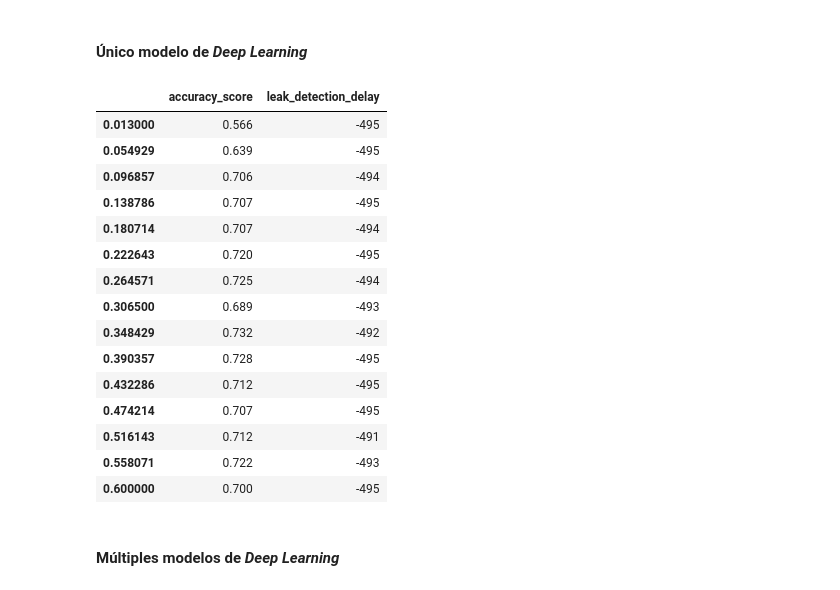
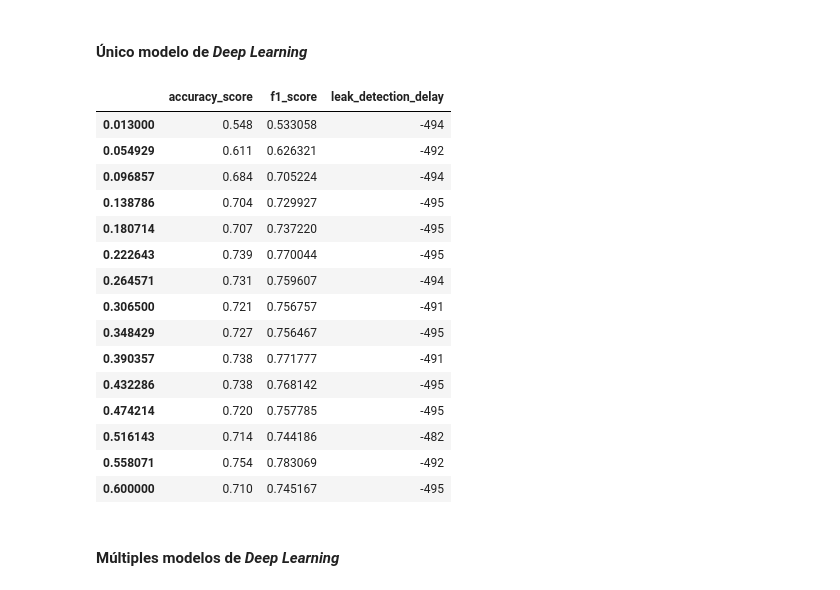
Before and after one commit to alu0101351773/TFM, a Jupyter notebook: src/project/main.ipynb, the cells around one changed output. Drawn from its saved outputs; the diff is of its cells as text; code cells hidden in the pictures.

Commit message:
Añadida f1_score como métrica de rendimiento

```diff
--- a/src/project/main.ipynb
+++ b/src/project/main.ipynb
@@ -811,53 +799,53 @@ model = tf.keras.Sequential([
 model.compile(
     optimizer=tf.keras.optimizers.Adam(learning_rate=0.001),
     loss='binary_crossentropy',
     metrics=['accuracy']
 )
 
 history = model.fit(
     x = X_train_complete,
     y = y_train_complete,
     epochs = 50,
     batch_size = 8192,
     verbose = 0
 )
 
 result_dict = {}
 for case in data_dict:
     leak_value = data_dict[case]['leak_value']
     X_test = data_dict[case]['test_dataframe'].drop(columns='Fugando combustible')
     y_test = data_dict[case]['test_dataframe']['Fugando combustible']
 
     y_pred = (model.predict(X_test, verbose=0) > 0.5).astype(int)
 
     test_accuracy = accuracy_score(y_test, y_pred)
+    test_leak_delay = leak_detection_delay(y_test, y_pred)
+    test_f1 = f1_score(y_test, y_pred)
 
-    test_leak_delay = leak_detection_delay(y_test, y_pred)
-
-    result_dict[leak_value] = (test_accuracy, test_leak_delay)
+    result_dict[leak_value] = (test_accuracy, test_f1, test_leak_delay)
 
 display(pd.DataFrame.from_dict(
     data = result_dict,
     orient = 'index',
-    columns = ['accuracy_score', 'leak_detection_delay']
+    columns = ['accuracy_score', 'f1_score', 'leak_detection_delay']
 ))
 # %% [output]
-|  | accuracy_score | leak_detection_delay |
-| 0.013000 | 0.566 | -495 |
-| 0.054929 | 0.639 | -495 |
-| 0.096857 | 0.706 | -494 |
-| 0.138786 | 0.707 | -495 |
-| 0.180714 | 0.707 | -494 |
-| 0.222643 | 0.720 | -495 |
-| 0.264571 | 0.725 | -494 |
-| 0.306500 | 0.689 | -493 |
-| 0.348429 | 0.732 | -492 |
-| 0.390357 | 0.728 | -495 |
-| 0.432286 | 0.712 | -495 |
-| 0.474214 | 0.707 | -495 |
-| 0.516143 | 0.712 | -491 |
-| 0.558071 | 0.722 | -493 |
-| 0.600000 | 0.700 | -495 |
+|  | accuracy_score | f1_score | leak_detection_delay |
+| 0.013000 | 0.548 | 0.533058 | -494 |
+| 0.054929 | 0.611 | 0.626321 | -492 |
+| 0.096857 | 0.684 | 0.705224 | -494 |
+| 0.138786 | 0.704 | 0.729927 | -495 |
+| 0.180714 | 0.707 | 0.737220 | -495 |
+| 0.222643 | 0.739 | 0.770044 | -495 |
+| 0.264571 | 0.731 | 0.759607 | -494 |
+| 0.306500 | 0.721 | 0.756757 | -491 |
+| 0.348429 | 0.727 | 0.756467 | -495 |
+| 0.390357 | 0.738 | 0.771777 | -491 |
+| 0.432286 | 0.738 | 0.768142 | -495 |
+| 0.474214 | 0.720 | 0.757785 | -495 |
+| 0.516143 | 0.714 | 0.744186 | -482 |
+| 0.558071 | 0.754 | 0.783069 | -492 |
+| 0.600000 | 0.710 | 0.745167 | -495 |
 # %% [markdown]
 #### Múltiples modelos de _Deep Learning_
 # %%
```
Also changed, not shown: parts of 13 cells of this notebook.
